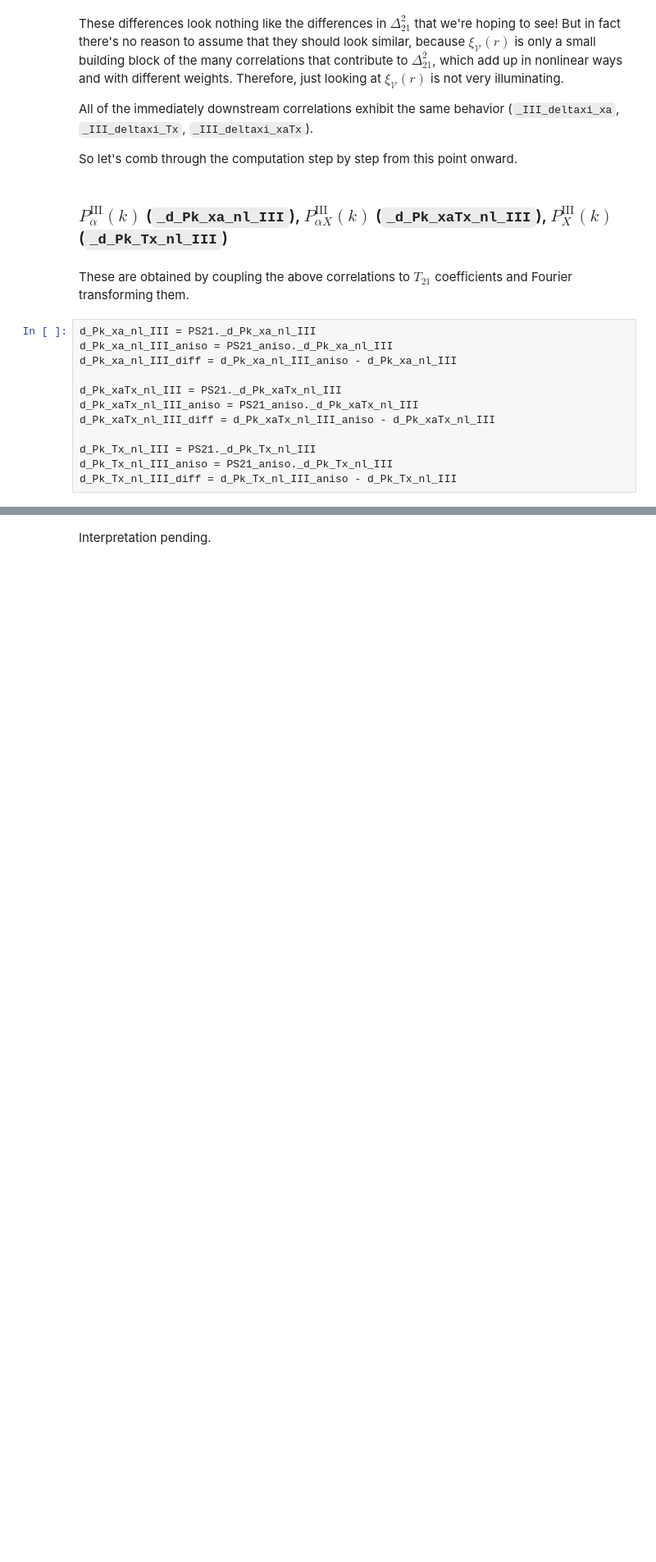
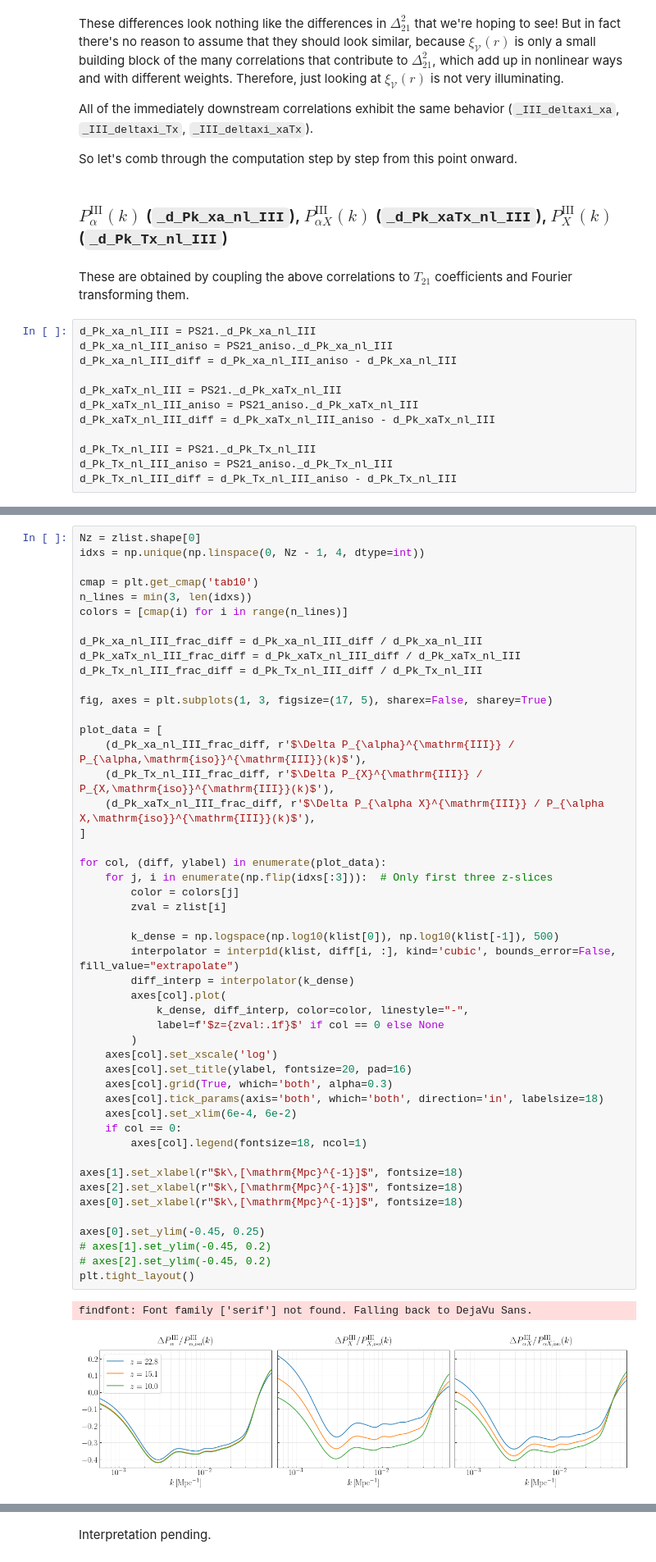
Before and after one commit to ryanyrzh/Zeus21, a Jupyter notebook: aniso_tests/corr_breakdown.ipynb, the cells around one changed output, grey strips where cells are left out. Shown at 82% size. Saved outputs shown, nothing was run; the diff lists cells and outputs as text; blank space fills up the shorter version.

```diff
--- a/aniso_tests/corr_breakdown.ipynb
+++ b/aniso_tests/corr_breakdown.ipynb
@@ -481,6 +484,57 @@ axes[0].set_xlabel(r"$k\,[\mathrm{Mpc}^{-1}]$", fontsize=14)
 plt.tight_layout()
 # %% [output]
 [figure]
+# %%
+Nz = zlist.shape[0]
+idxs = np.unique(np.linspace(0, Nz - 1, 4, dtype=int))
+
+cmap = plt.get_cmap('tab10')
+n_lines = min(3, len(idxs))
+colors = [cmap(i) for i in range(n_lines)]
+
+d_Pk_xa_nl_III_frac_diff = d_Pk_xa_nl_III_diff / d_Pk_xa_nl_III
+d_Pk_xaTx_nl_III_frac_diff = d_Pk_xaTx_nl_III_diff / d_Pk_xaTx_nl_III
+d_Pk_Tx_nl_III_frac_diff = d_Pk_Tx_nl_III_diff / d_Pk_Tx_nl_III
+
+fig, axes = plt.subplots(1, 3, figsize=(17, 5), sharex=False, sharey=True)
+
+plot_data = [
+    (d_Pk_xa_nl_III_frac_diff, r'$\Delta P_{\alpha}^{\mathrm{III}} / P_{\alpha,\mathrm{iso}}^{\mathrm{III}}(k)$'),
+    (d_Pk_Tx_nl_III_frac_diff, r'$\Delta P_{X}^{\mathrm{III}} / P_{X,\mathrm{iso}}^{\mathrm{III}}(k)$'),
+    (d_Pk_xaTx_nl_III_frac_diff, r'$\Delta P_{\alpha X}^{\mathrm{III}} / P_{\alpha X,\mathrm{iso}}^{\mathrm{III}}(k)$'),
+]
+
+for col, (diff, ylabel) in enumerate(plot_data):
+    for j, i in enumerate(np.flip(idxs[:3])):  # Only first three z-slices
+        color = colors[j]
+        zval = zlist[i]
+
+        k_dense = np.logspace(np.log10(klist[0]), np.log10(klist[-1]), 500)
+        interpolator = interp1d(klist, diff[i, :], kind='cubic', bounds_error=False, fill_value="extrapolate")
+        diff_interp = interpolator(k_dense)
+        axes[col].plot(
+            k_dense, diff_interp, color=color, linestyle="-",
+            label=f'$z={zval:.1f}$' if col == 0 else None
+        )
+    axes[col].set_xscale('log')
+    axes[col].set_title(ylabel, fontsize=20, pad=16)
+    axes[col].grid(True, which='both', alpha=0.3)
+    axes[col].tick_params(axis='both', which='both', direction='in', labelsize=18)
+    axes[col].set_xlim(6e-4, 6e-2)
+    if col == 0:
+        axes[col].legend(fontsize=18, ncol=1)
+
+axes[1].set_xlabel(r"$k\,[\mathrm{Mpc}^{-1}]$", fontsize=18)
+axes[2].set_xlabel(r"$k\,[\mathrm{Mpc}^{-1}]$", fontsize=18)
+axes[0].set_xlabel(r"$k\,[\mathrm{Mpc}^{-1}]$", fontsize=18)
+
+axes[0].set_ylim(-0.45, 0.25)
+# axes[1].set_ylim(-0.45, 0.2)
+# axes[2].set_ylim(-0.45, 0.2)
+plt.tight_layout()
+# %% [output]
+findfont: Font family ['serif'] not found. Falling back to DejaVu Sans.
+[figure, added]
 # %%
 # Find the k value at the (negative) peak of d_Pk_xa_nl_III_diff for each z value plotted in idxs
 
```
Also changed, not shown: parts of 12 cells of this notebook.
